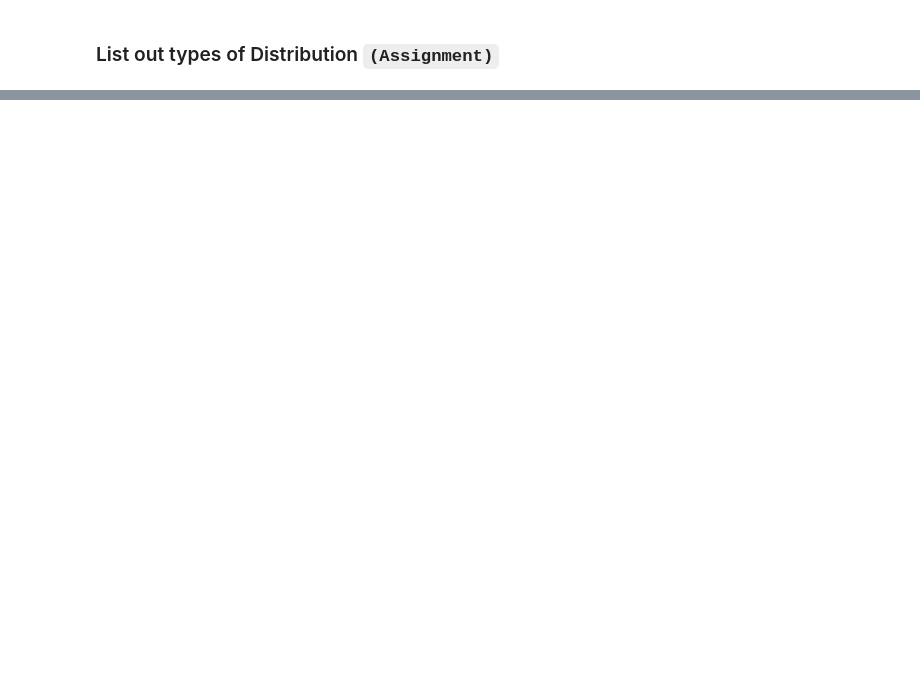
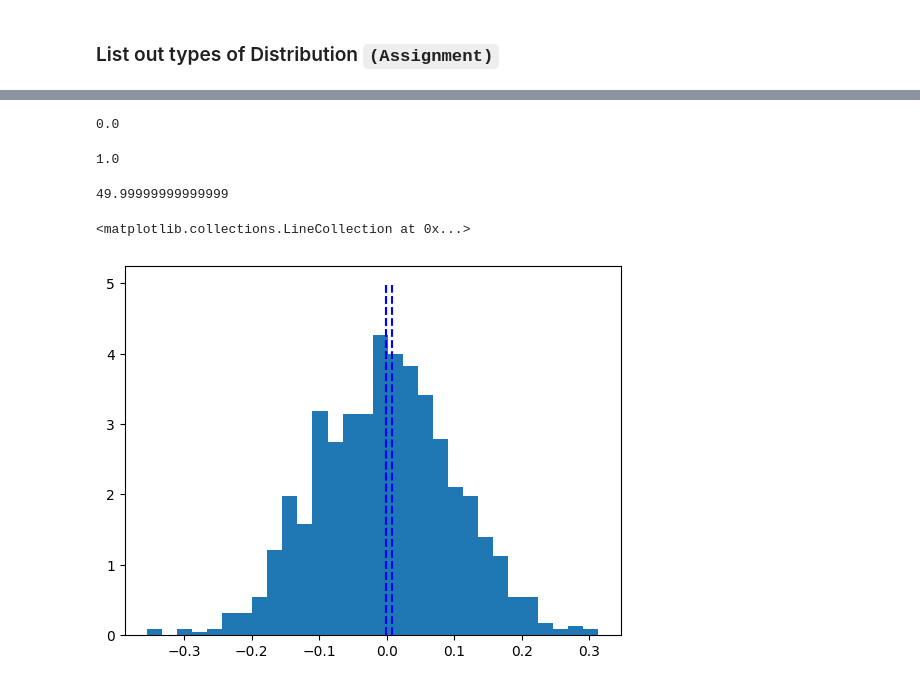
Before and after one commit to Navazdeen/ML_handson, a Jupyter notebook: Data Science/statistics.ipynb, the cells around one changed output, grey strips where cells are left out. Drawn from its saved outputs; the diff is of its cells as text; code cells hidden in the pictures; blank space fills up the shorter version.

```diff
--- a/Data Science/statistics.ipynb
+++ b/Data Science/statistics.ipynb
@@ -78,0 +81,23 @@ plt.vlines([x.mean(), mode(x), median(x) ], 0, 5, colors='b', linestyles='dashed
+# %%
+np.log(1)
+# %% [output]
+0.0
+# %%
+np.exp(0)
+# %% [output]
+1.0
+# %%
+np.exp(np.log(50))
+# %% [output]
+49.99999999999999
+# %%
+mu, sigma = 0, 0.1
+x = np.random.normal(mu, sigma, 1000)
+count, bins, _ = plt.hist(x, 30, density=True)
+plt.plot(bins, 1/(sigma * np.sqrt(2 * np.pi)) *
+               np.log( - (bins - mu)**2 / (2 * sigma**2) ),
+         linewidth=2, color='r')
+plt.vlines([x.mean(), mode(x), median(x) ], 0, 5, colors='b', linestyles='dashed')
+# %% [output]
+<matplotlib.collections.LineCollection at 0x...>
+[figure, added]
```
Also changed, not shown: parts of 7 cells of this notebook, 28 other files.
